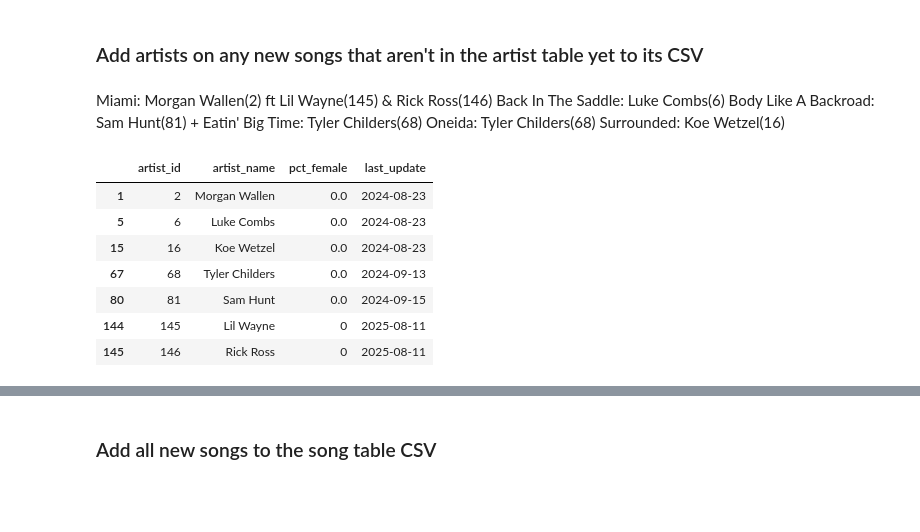
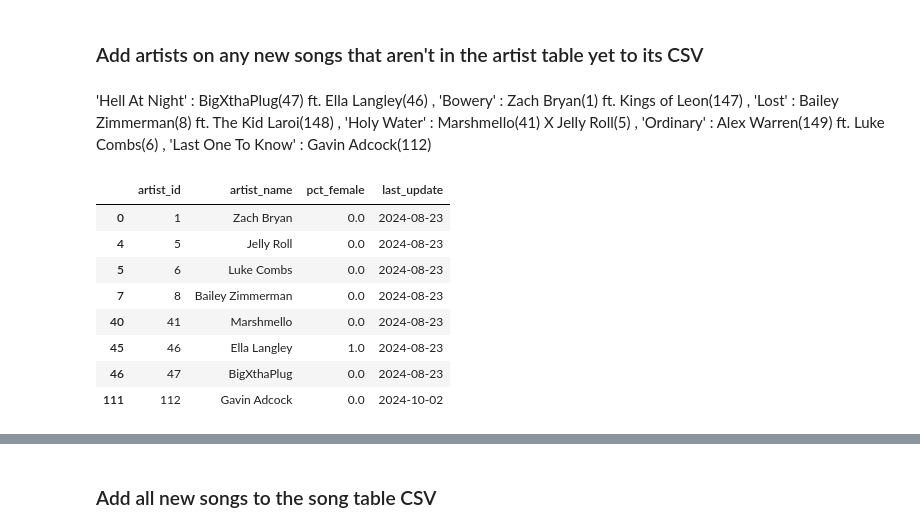
Before and after one commit to jwmanahan/billboard, a Jupyter notebook: add_new_week.ipynb, the cells around one changed output, grey strips where cells are left out. Saved outputs shown, nothing was run; the diff lists cells and outputs as text; code cells hidden in the pictures; blank space fills up the shorter version.

```diff
--- a/add_new_week.ipynb
+++ b/add_new_week.ipynb
@@ -145,34 +145,39 @@ print(list(new_song_to_rank.keys()))
 # %% [markdown]
 ### Add artists on any new songs that aren't in the artist table yet to its CSV
 # %% [markdown]
-Miami: Morgan Wallen(2) ft Lil Wayne(145) & Rick Ross(146)
-Back In The Saddle: Luke Combs(6)
-Body Like A Backroad: Sam Hunt(81) +
-Eatin' Big Time: Tyler Childers(68)
-Oneida: Tyler Childers(68)
-Surrounded: Koe Wetzel(16)
+'Hell At Night' : BigXthaPlug(47) ft. Ella Langley(46)
+, 'Bowery' : Zach Bryan(1) ft. Kings of Leon(147)
+, 'Lost' : Bailey Zimmerman(8) ft. The Kid Laroi(148)
+, 'Holy Water' : Marshmello(41) X Jelly Roll(5)
+, 'Ordinary' : Alex Warren(149) ft. Luke Combs(6)
+, 'Last One To Know' : Gavin Adcock(112)
 # %%
 df_artist = pd.read_csv('source_data/artist.csv')
 # %%
 new_song_artists = [
-    'Morgan Wallen'
-    , 'Lil Wayne'
-    , 'Rick Ross'
+    'BigXthaPlug'
+    , 'Ella Langley'
+    , 'Zach Bryan'
+    , 'Kings of Leon'
+    , 'The Kid Laroi'
+    , 'Marshmello'
+    , 'Jelly Roll'
+    , 'Alex Warren'
     , 'Luke Combs'
-    , 'Sam Hunt'
-    , 'Tyler Childers'
-    , 'Koe Wetzel'
+    , 'Gavin Adcock'
+    , 'Bailey Zimmerman'
 ]
 df_artist[df_artist['artist_name'].isin(new_song_artists)]
 # %% [output]
 |  | artist_id | artist_name | pct_female | last_update |
-| 1 | 2 | Morgan Wallen | 0.0 | 2024-08-23 |
+| 0 | 1 | Zach Bryan | 0.0 | 2024-08-23 |
+| 4 | 5 | Jelly Roll | 0.0 | 2024-08-23 |
 | 5 | 6 | Luke Combs | 0.0 | 2024-08-23 |
-| 15 | 16 | Koe Wetzel | 0.0 | 2024-08-23 |
-| 67 | 68 | Tyler Childers | 0.0 | 2024-09-13 |
-| 80 | 81 | Sam Hunt | 0.0 | 2024-09-15 |
-| 144 | 145 | Lil Wayne | 0 | 2025-08-11 |
-| 145 | 146 | Rick Ross | 0 | 2025-08-11 |
+| 7 | 8 | Bailey Zimmerman | 0.0 | 2024-08-23 |
+| 40 | 41 | Marshmello | 0.0 | 2024-08-23 |
+| 45 | 46 | Ella Langley | 1.0 | 2024-08-23 |
+| 46 | 47 | BigXthaPlug | 0.0 | 2024-08-23 |
+| 111 | 112 | Gavin Adcock | 0.0 | 2024-10-02 |
 # %%
 df_artist['artist_id'].max()
 # %% [output]
```
Also changed, not shown: parts of 31 cells of this notebook, 5 other files.
